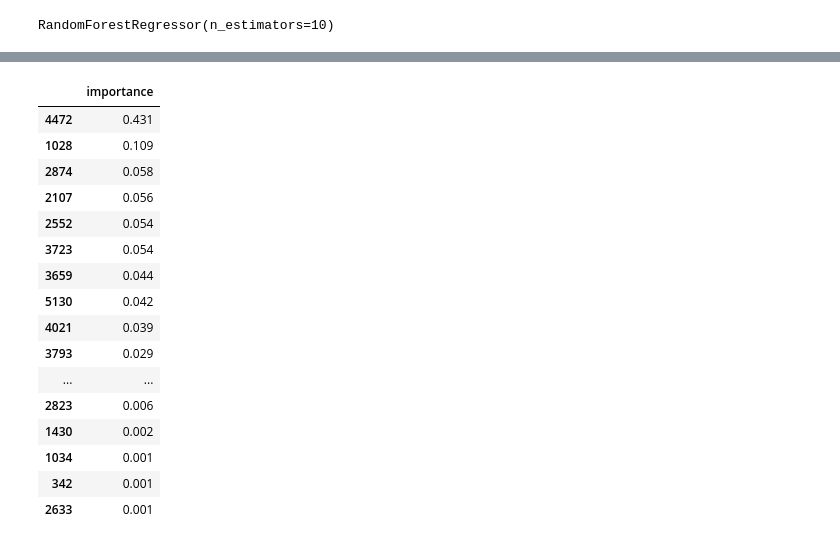
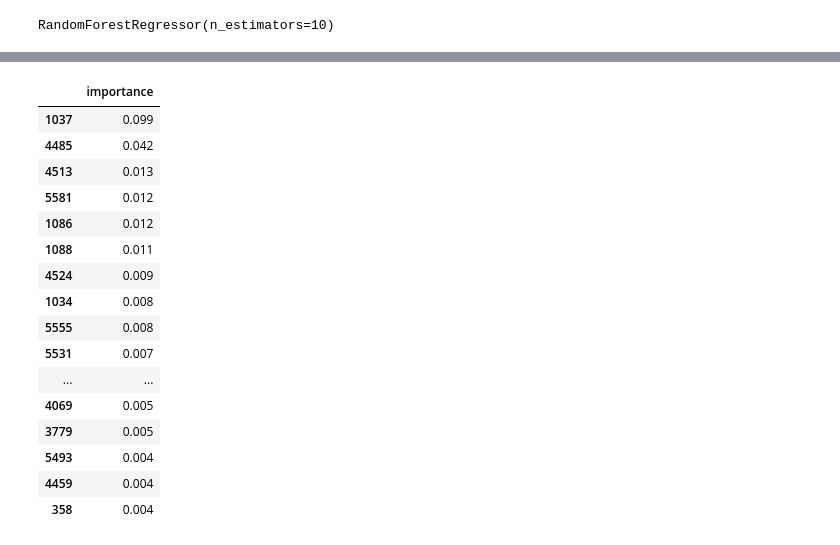
Before and after one commit to jchartove/DeepPurpose-omic, a Jupyter notebook: new_model_10_8.ipynb, the cells around one changed output, grey strips where cells are left out. Saved outputs shown, nothing was run; the diff lists cells and outputs as text; code cells hidden in the pictures.

Commit message:
best model yet :)

```diff
--- a/new_model_10_8.ipynb
+++ b/new_model_10_8.ipynb
@@ -679,4 +690,7 @@ test_list = pd.isnull(y_train)
 res = [i for i, val in enumerate(test_list) if val]
 y_train = np.delete(y_train,res,0)
 X_train = np.delete(X_train,res,0)
+# %%
+a_train = np.hstack((X_train, np.tile(X_train[:, [-1]], 5000)))
+a_test = np.hstack((X_test, np.tile(X_test[:, [-1]], 5000)))
 # %%
@@ -692,8 +710,8 @@ array([[30.0, 8.0, 0.0, ..., 0.0, 0.0, 0.0],
 # %%
 from sklearn.preprocessing import StandardScaler
 scaler = StandardScaler()
-train_scaled = scaler.fit_transform(X_train)
-test_scaled = scaler.transform(X_test)
+train_scaled = scaler.fit_transform(a_train)
+test_scaled = scaler.transform(a_test)
 
 from sklearn.tree import DecisionTreeRegressor
 from sklearn.ensemble import RandomForestRegressor
@@ -701,17 +735,13 @@ tree_model = DecisionTreeRegressor()
 # %%
-tree_model.fit(train_scaled, y_train)
+tree_model.fit(train_scaled, pic50_train)
 from sklearn.metrics import mean_squared_error
 from sklearn.metrics import mean_absolute_error
 from sklearn.metrics import average_precision_score
-tree_mse = mean_squared_error(y_train, tree_model.predict(train_scaled))
-tree_mae = mean_absolute_error(y_train, tree_model.predict(train_scaled))
+tree_mse = mean_squared_error(pic50_train, tree_model.predict(train_scaled))
+tree_mae = mean_absolute_error(pic50_train, tree_model.predict(train_scaled))
 from math import sqrt
 print("Decision Tree training mse = ",tree_mse," & mae = ",tree_mae," & rmse = ", sqrt(tree_mse))
-tree_test_mse = mean_squared_error(y_test, tree_model.predict(test_scaled))
-tree_test_mae = mean_absolute_error(y_test, tree_model.predict(test_scaled))
+tree_test_mse = mean_squared_error(pic50_test, tree_model.predict(test_scaled))
+tree_test_mae = mean_absolute_error(pic50_test, tree_model.predict(test_scaled))
 print("Decision Tree test mse = ",tree_test_mse," & mae = ",tree_test_mae," & rmse = ", sqrt(tree_test_mse))
-a = pearsonr(y_train, tree_model.predict(train_scaled))
-b = pearsonr(y_test, tree_model.predict(test_scaled))
-print("Decision Tree train r = ",a)
-print("Decision Tree test r = ",b)
 # %% [output]
@@ -801,7 +841,7 @@ array(['protein2emb_encoder', 'smiles2daylight', 'smiles2morgan',
        'smiles2daylight', 'smiles2daylight'], dtype='<U22')
 # %%
 rf_model = RandomForestRegressor(n_estimators=10)
-rf_model.fit(train_scaled, y_train)
+rf_model.fit(train_scaled, pic50_train)
 # %% [output]
 RandomForestRegressor(n_estimators=10)
 # %%
@@ -877,25 +934,25 @@ NameError: name 'rf_model' is not defined
 # %%
-importances = pd.DataFrame({'importance':np.round(loaded_model.feature_importances_,3)})
+importances = pd.DataFrame({'importance':np.round(rf_model.feature_importances_,3)})
 out = importances.sort_values('importance',ascending=False)
 out.head(20)
 # %% [output]
 |  | importance |
-| 4472 | 0.431 |
-| 1028 | 0.109 |
-| 2874 | 0.058 |
-| 2107 | 0.056 |
-| 2552 | 0.054 |
-| 3723 | 0.054 |
-| 3659 | 0.044 |
-| 5130 | 0.042 |
-| 4021 | 0.039 |
-| 3793 | 0.029 |
+| 1037 | 0.099 |
+| 4485 | 0.042 |
+| 4513 | 0.013 |
+| 5581 | 0.012 |
+| 1086 | 0.012 |
+| 1088 | 0.011 |
+| 4524 | 0.009 |
+| 1034 | 0.008 |
+| 5555 | 0.008 |
+| 5531 | 0.007 |
 | ... | ... |
-| 2823 | 0.006 |
-| 1430 | 0.002 |
-| 1034 | 0.001 |
-| 342 | 0.001 |
-| 2633 | 0.001 |
+| 4069 | 0.005 |
+| 3779 | 0.005 |
+| 5493 | 0.004 |
+| 4459 | 0.004 |
+| 358 | 0.004 |
 # %%
 rf_mse = mean_squared_error(y_train, rf_model.predict(train_scaled))
 rf_mae = mean_absolute_error(y_train, rf_model.predict(train_scaled))
```
Also changed, not shown: parts of 29 cells of this notebook, 3 other files.
